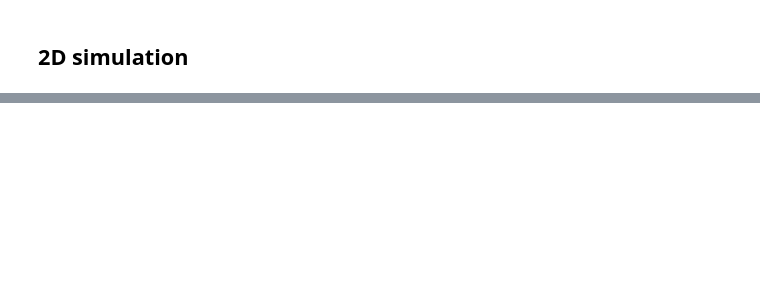
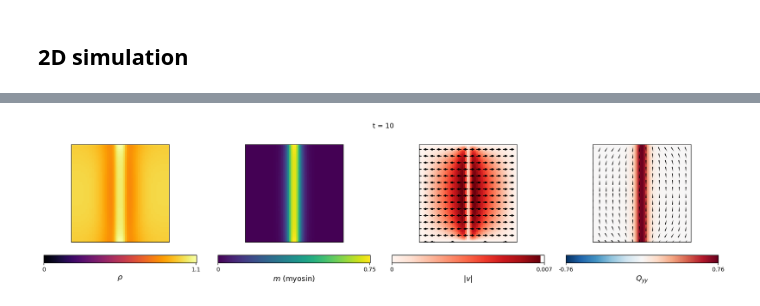
Before and after one commit to Irene-Li/Zebrafish_cleavage, a Jupyter notebook: notebooks/actin_myo_gel.ipynb, the cells around one changed output, grey strips where cells are left out. Cells and saved outputs as stored; diff of their text form; code cells hidden in the pictures; blank space fills up the shorter version.

Commit message:
update myosin_actin model.

```diff
--- a/notebooks/actin_myo_gel.ipynb
+++ b/notebooks/actin_myo_gel.ipynb
@@ -130,26 +130,26 @@ T   = 10
 tau = 0.05
 
 sim2d = MyosinActinGel2D(
-    width=1, height=1, maxh=0.04,
+    width=1, height=1, maxh=0.03,
     # mechanics
     gamma = 1.0,
-    eta_1 = 0.5,
+    eta_1 = 1,
     eta_2 = 0.0,
     chi0  = 0.1,
-    chi1  = 0.2,
+    chi1  = 0.5,
     # nematic
     kappa = 1e-3,
     beta1 = 1.0,
     beta2 = 1.0,
-    Qsq   = -1.0,
+    Qsq   = Qsq,
     # density / myosin
     S     = S,
     m0    = m0,
-    k0    = 0.5,
-    k1    = 0.3,
-    k_m   = 0.1,
+    k0    = 0.1,
+    k1    = 1,
+    k_m   = 1,
     D_rho = 1e-3,
-    D_m   = 5e-3,
+    D_m   = 1e-3,
     # base
     k     = 0.5,
     D     = 1e-3,
@@ -161,67 +163,8 @@ data2d = sim2d.export(n_samples=60)
 # %%
-def add_cbar(ax, im, vmin, vmax, label):
-    cbar = plt.colorbar(im, ax=ax, location='bottom', pad=0.1)
-    cbar.set_ticks([vmin, vmax])
-    cbar.set_ticklabels([f'{vmin:.2g}', f'{vmax:.2g}'])
-    cbar.set_label(label, fontsize=13)
-
-def plot_2d_frame(data, t=-1, stride=4, title=''):
-    rho = data['rho'][t]
-    m   = data['m'][t]
-    vx  = data['vx'][t]
-    vy  = data['vy'][t]
-    Q   = data['Q'][t]
-    q   = data['q'][t]
-
-    from utils import nematic_to_vector
-    nx, ny = nematic_to_vector(Q, q)
-    vmag = np.sqrt(vx**2 + vy**2)
-    nmag = np.sqrt(nx**2 + ny**2)
-
-    Xc, Yc = np.meshgrid(data['x'], data['y'])
-
-    fig, axes = plt.subplots(1, 4, figsize=(17, 4), sharex=True, sharey=True)
-
-    # rho
-    im = axes[0].imshow(rho.T, origin='lower', cmap='inferno',
-                        extent=(0,1,0,1), vmin=0, vmax=np.max(rho))
-    add_cbar(axes[0], im, 0, round(np.max(rho),2), r'$\rho$')
-
-    # m
-    im = axes[1].imshow(m.T, origin='lower', cmap='viridis',
-                        extent=(0,1,0,1), vmin=0, vmax=np.max(m))
-    add_cbar(axes[1], im, 0, round(np.max(m),2), r'$m$ (myosin)')
-
-    # velocity magnitude + arrows
-    im = axes[2].imshow(vmag.T, origin='lower', cmap='Reds',
-                        extent=(0,1,0,1))
-    if vmag.max() > 1e-10:
-        axes[2].quiver(Xc[::stride, ::stride], Yc[::stride, ::stride],
-                       (vx/vmag)[::stride, ::stride].T, (vy/vmag)[::stride, ::stride].T,
-                       scale=20, width=0.008, pivot='mid',
-                       headwidth=3, headlength=3, color='black')
-    add_cbar(axes[2], im, 0, round(vmag.max(),3), r'$|v|$')
-
-    # nematic Q_yy = -Q_xx
-    vmax_q = max(np.abs(Q).max(), 1e-6)
-    im = axes[3].imshow((-Q).T, origin='lower', cmap='RdBu_r',
-                        extent=(0,1,0,1), vmin=-vmax_q, vmax=vmax_q)
-    if nmag.max() > 1e-10:
-        axes[3].quiver(Xc[::stride, ::stride], Yc[::stride, ::stride],
-                       (nx/nmag)[::stride, ::stride].T, (ny/nmag)[::stride, ::stride].T,
-                       scale=20, width=0.008, pivot='mid',
-                       headwidth=0, headlength=0, color='black')
-    add_cbar(axes[3], im, -round(vmax_q,2), round(vmax_q,2), r'$Q_{yy}$')
-
-    for ax in axes:
-        ax.set_xticks([]); ax.set_yticks([])
-
-    plt.suptitle(title, y=1.02)
-    plt.tight_layout()
-    plt.show()
-
-plot_2d_frame(data2d, t=0,  title='t = 0')
+from utils import add_cbar, plot_2d_frame
 plot_2d_frame(data2d, t=-1, title=f't = {T}')
+# %% [output]
+[figure, added]
 # %%
 # Mid-line (y=0.5) profiles over time — same as 1D kymograph style
 n = data2d['rho'].shape[2] // 2  # midline index
```
Also changed, not shown: parts of 5 cells of this notebook, 4 other files.
